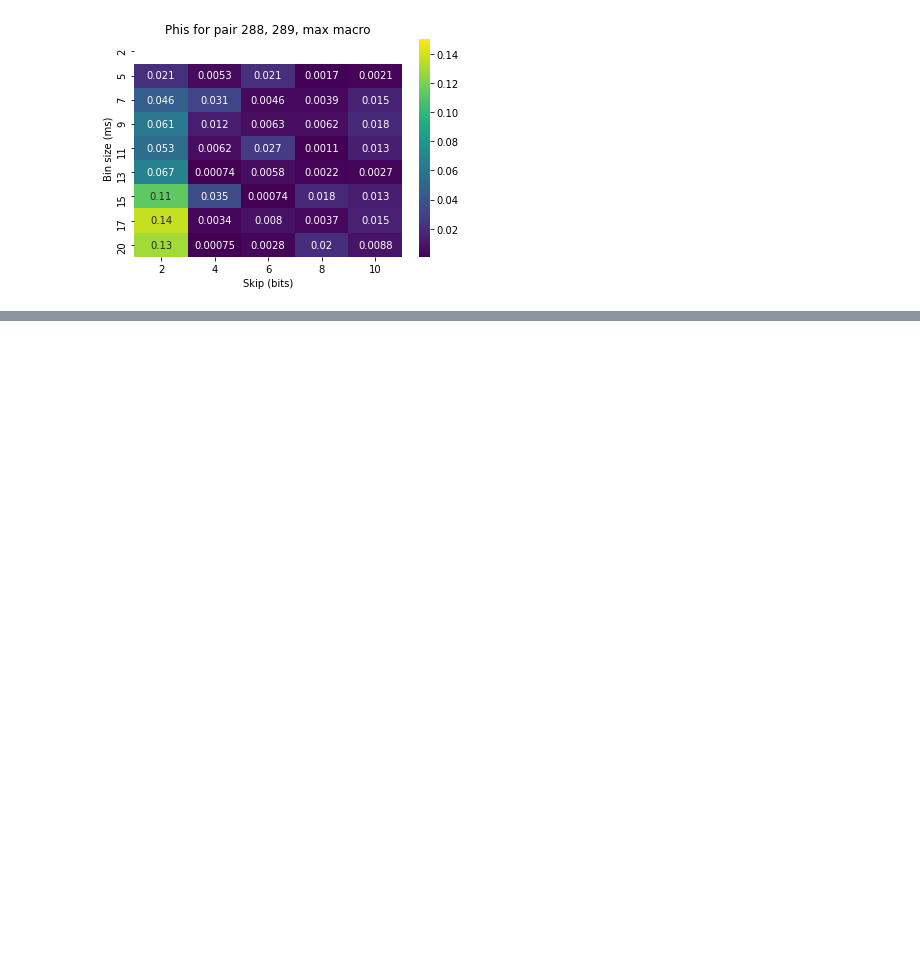
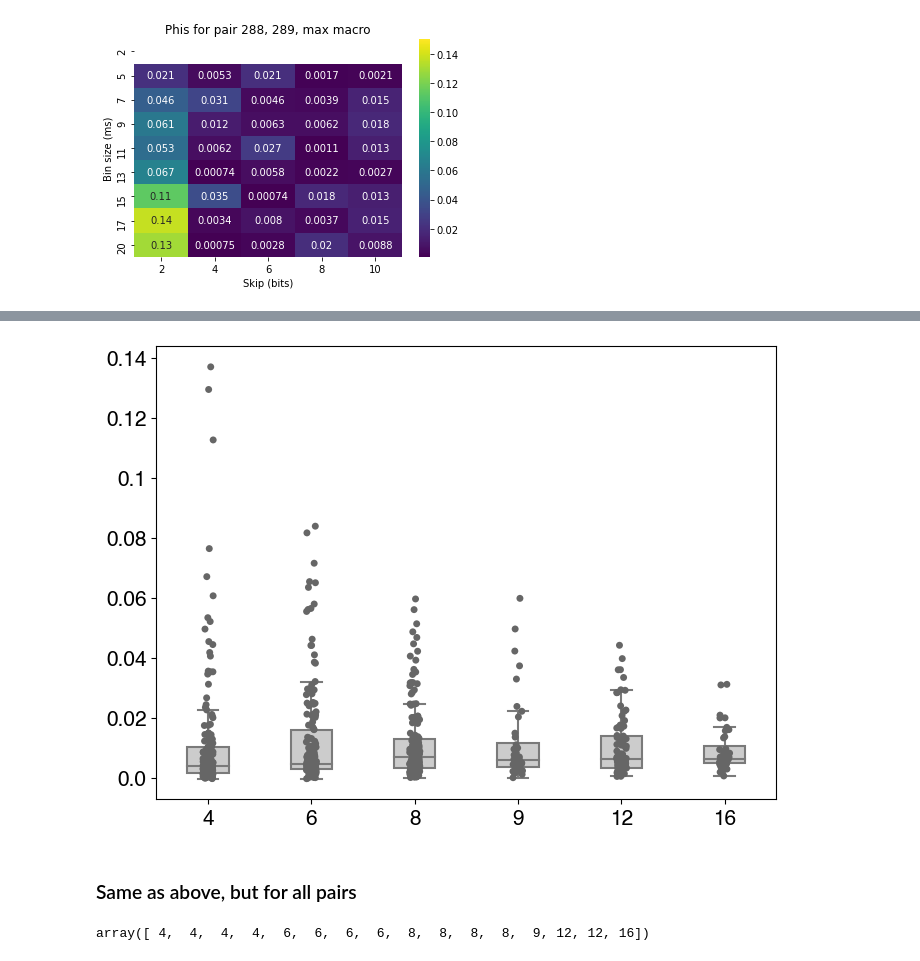
Before and after one commit to mmasque/temporal_emergence, a Jupyter notebook: results_walkthrough.ipynb, the cells around one changed output, grey strips where cells are left out. Saved outputs shown, nothing was run; the diff lists cells and outputs as text; code cells hidden in the pictures; blank space fills up the shorter version.

```diff
--- a/results_walkthrough.ipynb
+++ b/results_walkthrough.ipynb
@@ -266,0 +319,27 @@ plt.yticks(rotation=0)
+# %%
+# group coarse grainings by number of bits of the coarse graining state
+def grouped_by_bits(dataset):
+    grouped_results = []
+    for bits in list(set(num_bits_per_state)):
+        grouped_result = []
+        for i in range(len(num_bits_per_state)):
+            if num_bits_per_state[i] == bits:
+                grouped_result.extend(dataset[:,i])
+        grouped_results.append(grouped_result)
+    return grouped_results
+
+grouped_results_288_289 = grouped_by_bits(coarse_graining_phis_288_289_flat)
+fig, ax = plt.subplots(figsize=(8,6), dpi=100)
+ax = sns.stripplot(ax=ax,data=grouped_results_288_289, orient='v',color=".4", jitter=0.05)
+ax = sns.boxplot(ax=ax,data=grouped_results_288_289, orient='v', color=".8", width=0.4, showfliers=False)
+ax.set_xticklabels(list(set(num_bits_per_state)), ha='center', fontsize=15)
+ax.set_yticklabels(np.around(ax.get_yticks(), decimals=2), fontsize=15)
+plt.show()
+# %% [output]
+[figure, added]
+# %% [markdown]
+### Same as above, but for all pairs
+# %%
+num_bits_per_state[num_bits_per_state.argsort()]
+# %% [output]
+array([ 4,  4,  4,  4,  6,  6,  6,  6,  8,  8,  8,  8,  9, 12, 12, 16])
```
Also changed, not shown: parts of 16 cells of this notebook, 3 other files.
